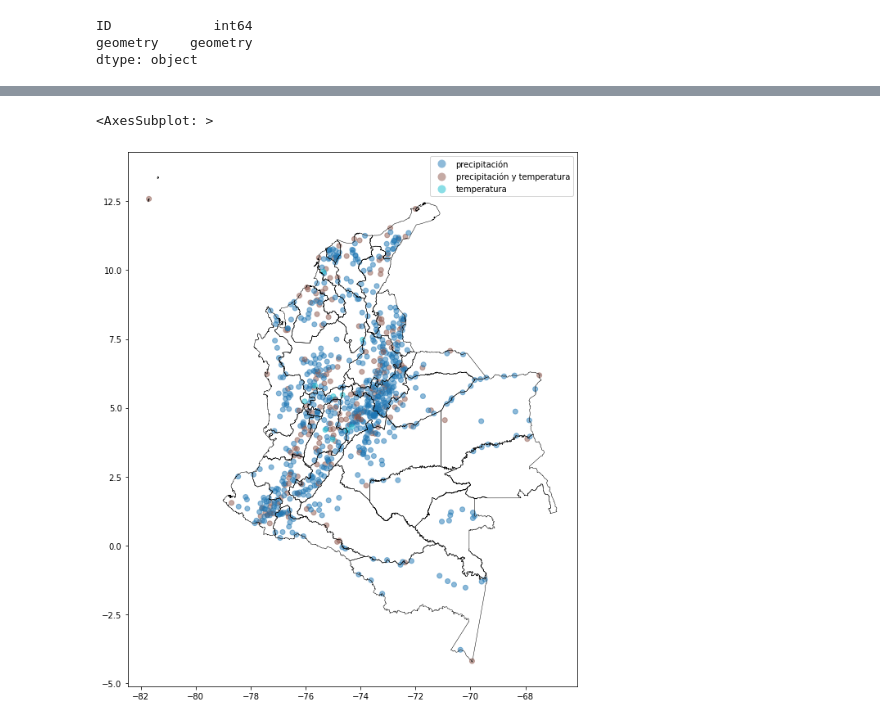
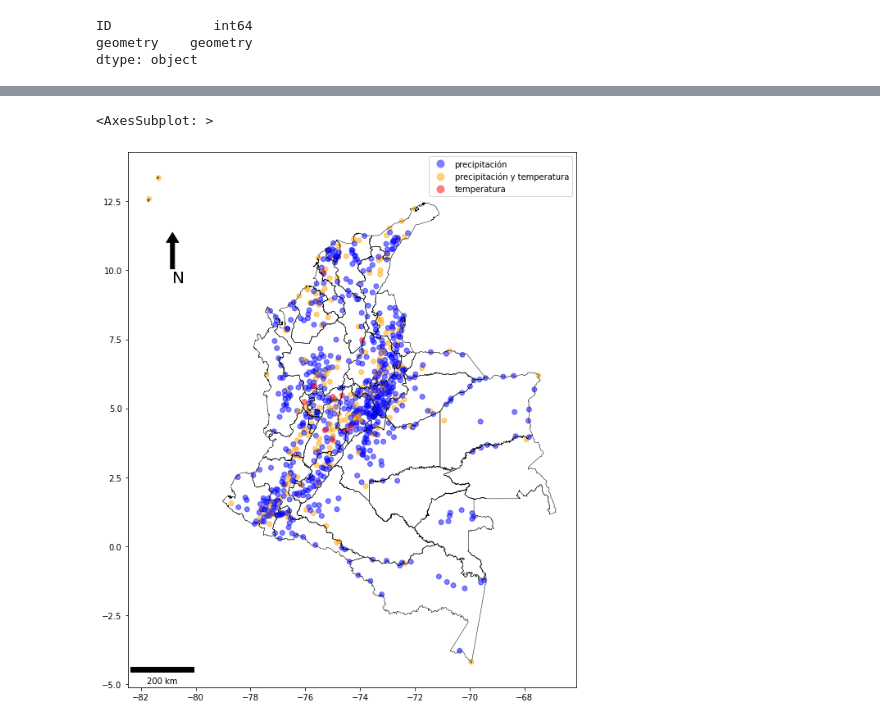
Before and after one commit to jofmorenore/TS_Climatic, a Jupyter notebook: python/Spatial_TS_Climatic.ipynb, the cells around one changed output, grey strips where cells are left out. Saved outputs shown, nothing was run; the diff lists cells and outputs as text; code cells hidden in the pictures.

```diff
--- a/python/Spatial_TS_Climatic.ipynb
+++ b/python/Spatial_TS_Climatic.ipynb
@@ -53,3 +61,7 @@ dtype: object
 shp_depto = gpd.read_file('Departamentos202208_shp/Depto.shp')
 shp_depto_4326 = shp_depto.to_crs("EPSG:4326")
 shp_depto_4326["perimetro"] = shp_depto_4326.boundary
+# %%
+outer = sjoin(gdf_pcp_tmed, shp_depto_4326, how = 'left')
+outer = outer[pd.isna(outer['perimetro'])]
+outer
@@ -66,8 +80,27 @@ shp_join_gdf.head()
+# %%
+color_dict = {'precipitación':'blue', 'precipitación y temperatura':'orange',
+              'temperatura':'red'}
+color_dict2 = {'precipitación':'blue', 'precipitación y temperatura':'orange'}
+# %%
+# https://stackoverflow.com/questions/58088841/how-to-add-a-north-arrow-on-a-geopandas-map
+points = gpd.GeoSeries([Point(-73.5, 40.5), Point(-74.5, 40.5)], crs=4326)  # Geographic WGS 84 - degrees
+points = points.to_crs(32619) # Projected WGS 84 - meters
+distance_meters = points[0].distance(points[1])
+# %%
+x, y, arrow_length = 0.1, 0.85, 0.1
 # %%
 #axis = shp_depto_4326.plot(figsize = (20, 12))
 axis = shp_depto_4326["perimetro"].plot(color = "black",figsize = (20, 12), linewidth = 0.5)
-shp_join_gdf.plot(ax = axis, column = 'met', alpha = 0.5, legend = True)
+axis.add_artist(ScaleBar(distance_meters, location='lower left'))
+axis.annotate('N', xy=(x, y), xytext=(x, y-arrow_length),
+              arrowprops=dict(facecolor='black', width=5, headwidth=15),
+              ha='left', va='bottom', fontsize=20,
+              xycoords=axis.transAxes)
+shp_join_gdf.plot(ax = axis, column = 'met', alpha = 0.5, legend = True, cmap=colors.ListedColormap(list(color_dict.values())))
+#outer.plot(ax = axis, color = 'black')
+#outer.plot(ax = axis, column = 'met', cmap=colors.ListedColormap(list(color_dict2.values())))
+outer.plot(ax = axis, column = 'met', alpha = 0.5, cmap=colors.ListedColormap(list(color_dict2.values())))
 # %% [output]
 <AxesSubplot: >
-[figure, old version]
+[figure, new version]
 # %%
```
Also changed, not shown: parts of 16 cells of this notebook.
